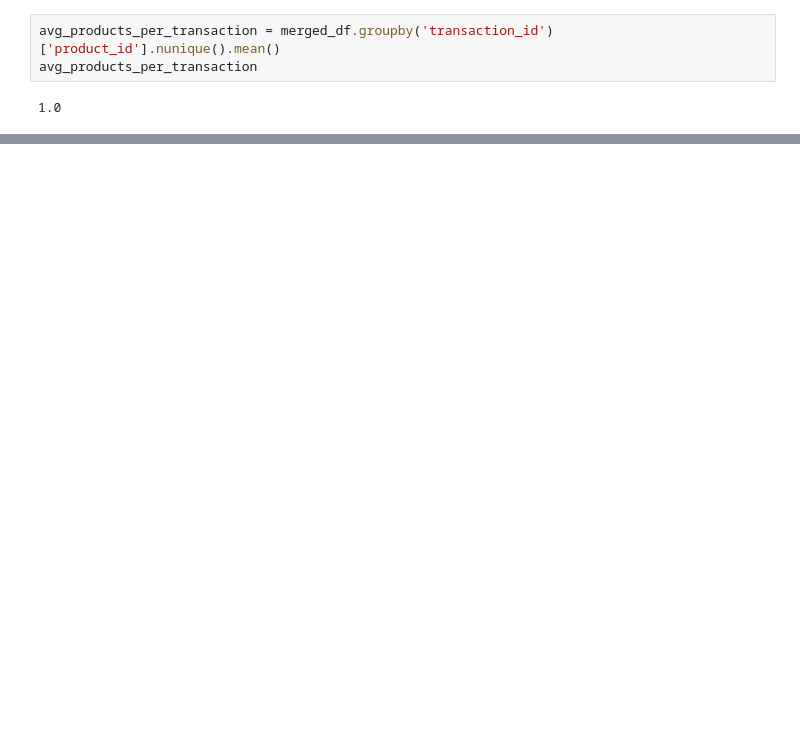
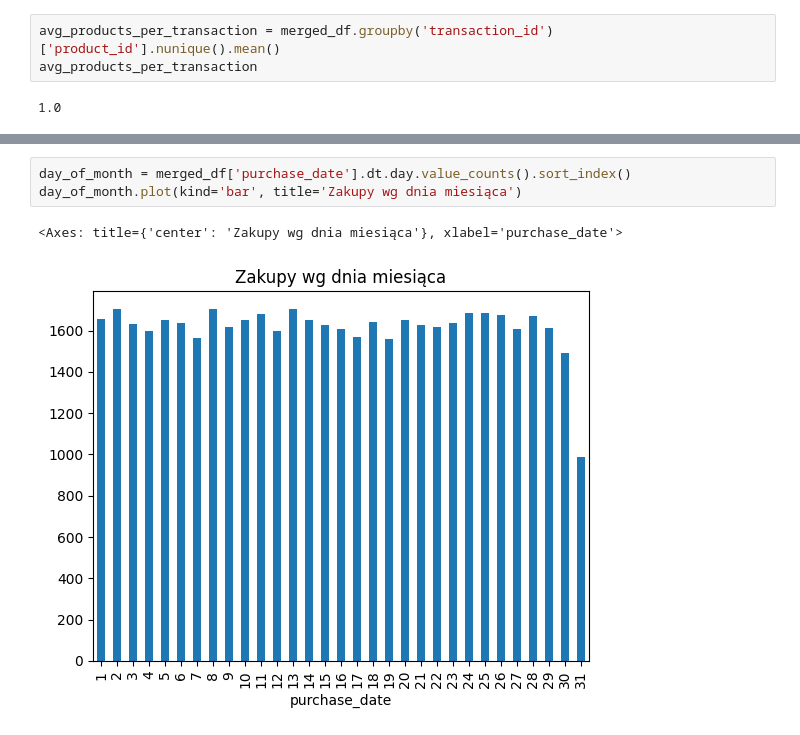
Before and after one commit to HMurawski/dump, a Jupyter notebook: dump_learning/March/3.ipynb, the cells around one changed output, grey strips where cells are left out. Saved outputs shown, nothing was run; the diff lists cells and outputs as text; blank space fills up the shorter version.

```diff
--- a/dump_learning/March/3.ipynb
+++ b/dump_learning/March/3.ipynb
@@ -277,0 +298,6 @@ Name: total_sales, dtype: float64
+# %%
+day_of_month = merged_df['purchase_date'].dt.day.value_counts().sort_index()
+day_of_month.plot(kind='bar', title='Zakupy wg dnia miesiąca')
+# %% [output]
+<Axes: title={'center': 'Zakupy wg dnia miesiąca'}, xlabel='purchase_date'>
+[figure, added]
```
Also changed, not shown: parts of 28 cells of this notebook.
